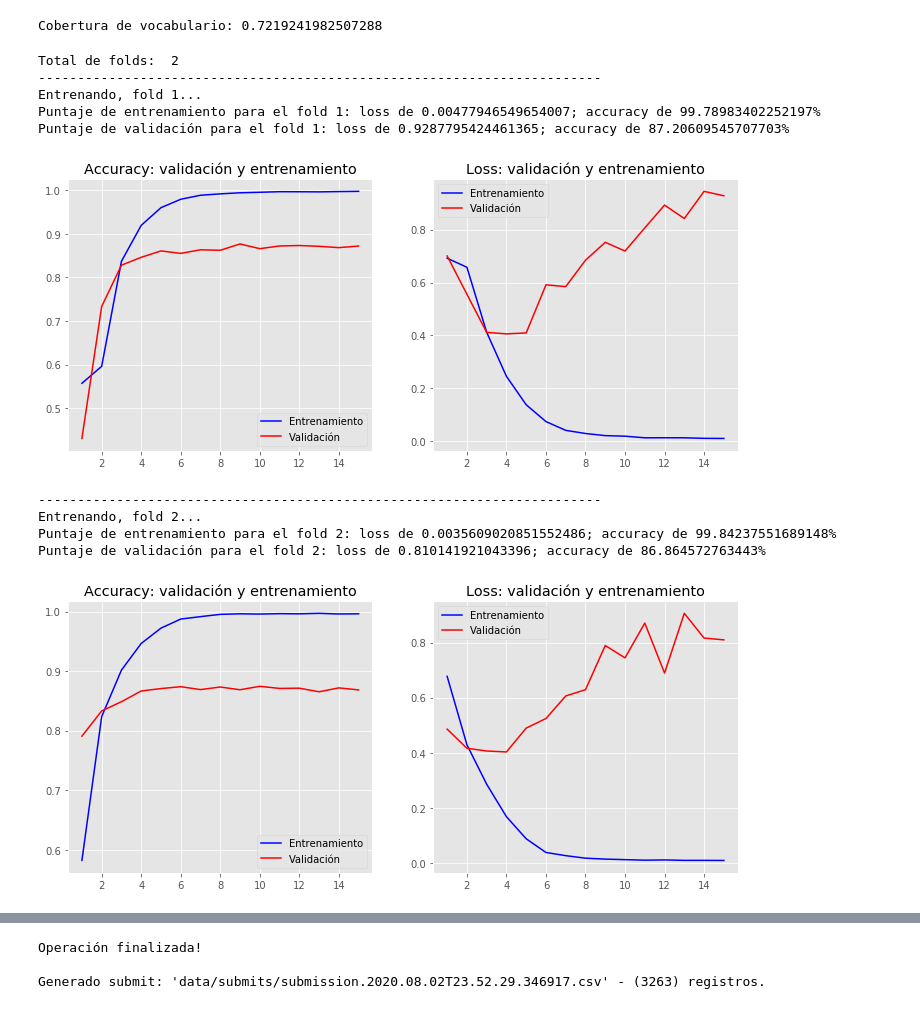
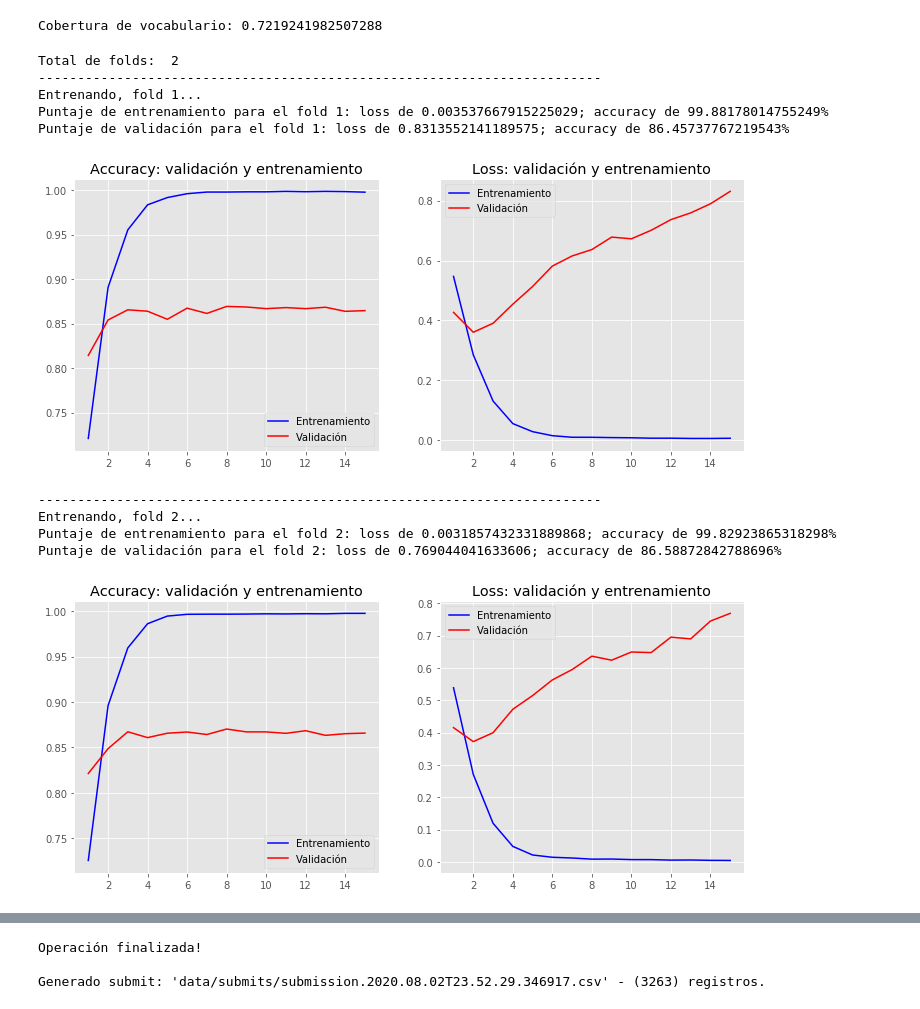
Before and after one commit to patopizzini/Organizacion_Datos_1C2020, a Jupyter notebook: TP2/TP2 KERAS Conv1D sin pre-procesamiento.ipynb, the cells around one changed output, grey strips where cells are left out. Drawn from its saved outputs; the diff is of its cells as text; code cells hidden in the pictures.

```diff
--- a/TP2/TP2 KERAS Conv1D sin pre-procesamiento.ipynb
+++ b/TP2/TP2 KERAS Conv1D sin pre-procesamiento.ipynb
@@ -38,7 +38,7 @@ test_path = 'data/processed/test.2020.08.02T23.42.48.056703.csv' #Cambiar por el
 # Configuracion del modelo
 maxlen = 200
 num_filters = 64
-kernel_size = 32
+kernel_size = 2
 embedding_dim = 200
 embeddings_path = 'embeddings/glove.twitter.27B.200d.txt'
 # Embeddings disponibles en:
@@ -137,12 +137,11 @@ Cobertura de vocabulario: 0.7219241982507288
 def create_model(num_filters, kernel_size, vocab_size, embedding_dim, maxlen):
     model = Sequential()
     model.add(layers.Embedding(vocab_size, embedding_dim, input_length=maxlen))
-    model.add(layers.Dropout(0.5))
-    model.add(layers.Conv1D(num_filters, kernel_size, activation='relu', padding="valid", strides=3))
-    model.add(layers.Conv1D(num_filters, kernel_size, activation='sigmoid', padding="valid", strides=9))
+    model.add(layers.Dropout(0.2))
+    model.add(layers.Conv1D(num_filters, kernel_size, activation='relu', padding="valid", strides=1))
     model.add(layers.GlobalMaxPooling1D())
-    model.add(layers.Dropout(0.5))
     model.add(layers.Dense(num_filters, activation='relu'))
+    model.add(layers.Dropout(0.2))
     model.add(layers.Dense(1, activation='sigmoid', name="predictions"))
     model.compile(optimizer='adam',
                   loss='binary_crossentropy',
@@ -196,39 +195,39 @@ for train, validation in kfold.split(X, y):
     loss_per_fold_train.append(scores_train[0])
 
     # Generamos la metrica de test
     scores_validation = model.evaluate(X[validation], y[validation], verbose=0)
     print(f'Puntaje de validación para el fold {fold_no}: {model.metrics_names[0]} de {scores_validation[0]}; {model.metrics_names[1]} de {scores_validation[1]*100}%')
     acc_per_fold_validation.append(scores_validation[1] * 100)
     loss_per_fold_validation.append(scores_validation[0])
 
     # Guardamos el modelo
     save_model(model, model_path + str(fold_no) + '.h5', save_format='h5')
 
     # Plotteamos el resultado final
     plot_history(history)
 
     # Incrementamos el fold
     fold_no = fold_no + 1
 
 print('\n')
 print('Puntaje promedio de entrenamiendo, para todos los folds:')
 print(f'> Accuracy: {np.mean(acc_per_fold_train)} (+- {np.std(acc_per_fold_train)})')
 print(f'> Loss: {np.mean(loss_per_fold_train)}')
 print('\n')
 print('Puntaje promedio de validación, para todos los folds:')
 print(f'> Accuracy: {np.mean(acc_per_fold_validation)} (+- {np.std(acc_per_fold_validation)})')
 print(f'> Loss: {np.mean(loss_per_fold_validation)}')
 print('------------------------------------------------------------------------')
 # %% [output]
 Total de folds:  2
 ------------------------------------------------------------------------
 Entrenando, fold 1...
-Puntaje de entrenamiento para el fold 1: loss de 0.00477946549654007; accuracy de 99.78983402252197%
-Puntaje de validación para el fold 1: loss de 0.9287795424461365; accuracy de 87.20609545707703%
+Puntaje de entrenamiento para el fold 1: loss de 0.003537667915225029; accuracy de 99.88178014755249%
+Puntaje de validación para el fold 1: loss de 0.8313552141189575; accuracy de 86.45737767219543%
-[figure, old version]
+[figure, new version]
 ------------------------------------------------------------------------
 Entrenando, fold 2...
-Puntaje de entrenamiento para el fold 2: loss de 0.0035609020851552486; accuracy de 99.84237551689148%
-Puntaje de validación para el fold 2: loss de 0.810141921043396; accuracy de 86.864572763443%
+Puntaje de entrenamiento para el fold 2: loss de 0.0031857432331889868; accuracy de 99.82923865318298%
+Puntaje de validación para el fold 2: loss de 0.769044041633606; accuracy de 86.58872842788696%
-[figure, old version]
+[figure, new version]
 Puntaje promedio de entrenamiendo, para todos los folds:
```
Also changed, not shown: parts of 2 cells of this notebook, 2 other files.
